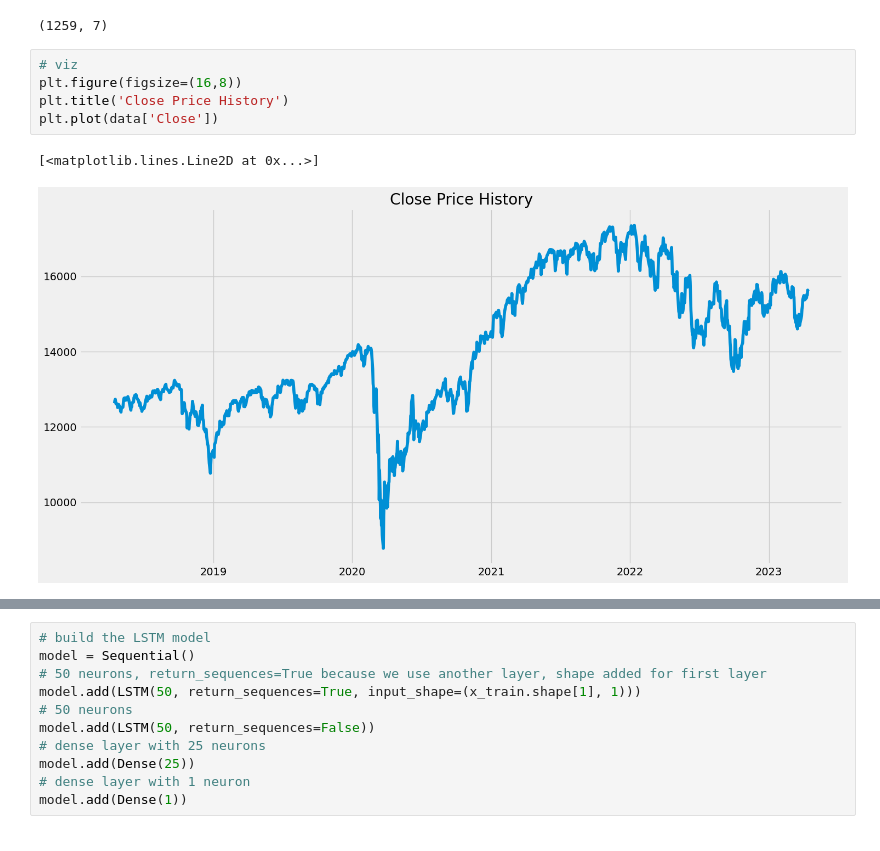
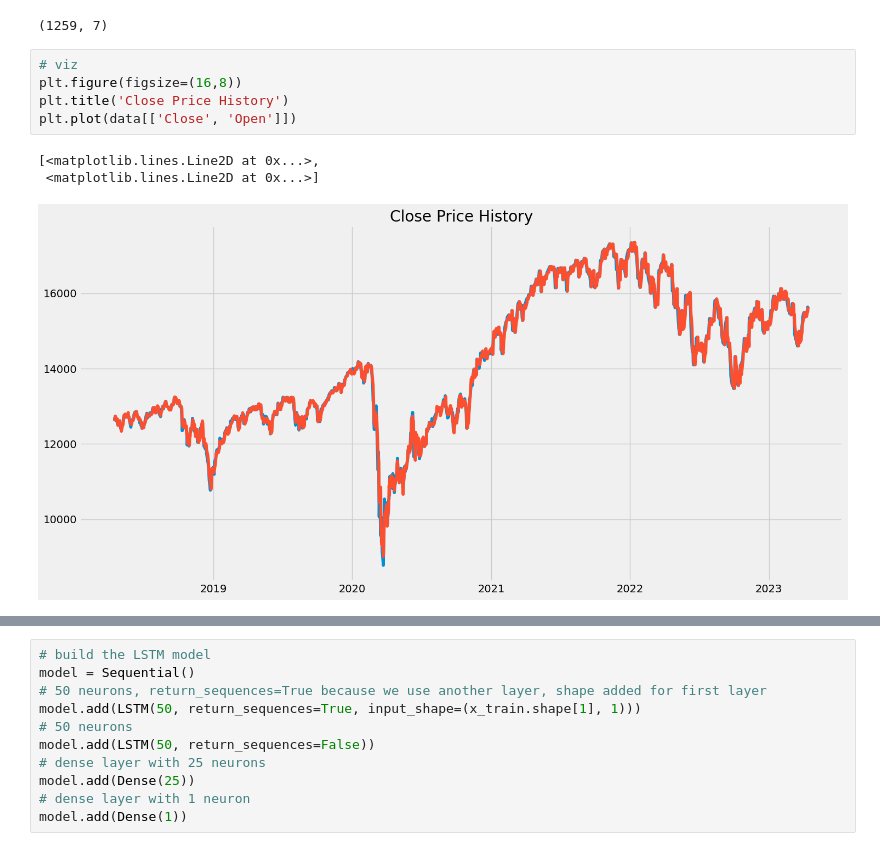
Before and after one commit to cjhenry10/big-data-ai, a Jupyter notebook: final_1.ipynb, the cells around one changed output, grey strips where cells are left out. Cells and saved outputs as stored; diff of their text form.

```diff
--- a/final_1.ipynb
+++ b/final_1.ipynb
@@ -40,9 +42,10 @@ data.shape
 # %%
 # viz
 plt.figure(figsize=(16,8))
 plt.title('Close Price History')
-plt.plot(data['Close'])
+plt.plot(data[['Close', 'Open']])
 # %% [output]
-[<matplotlib.lines.Line2D at 0x...>]
+[<matplotlib.lines.Line2D at 0x...>,
+ <matplotlib.lines.Line2D at 0x...>]
-[figure, old version]
+[figure, new version]
 # %%
```
Also changed, not shown: parts of 3 cells of this notebook.
